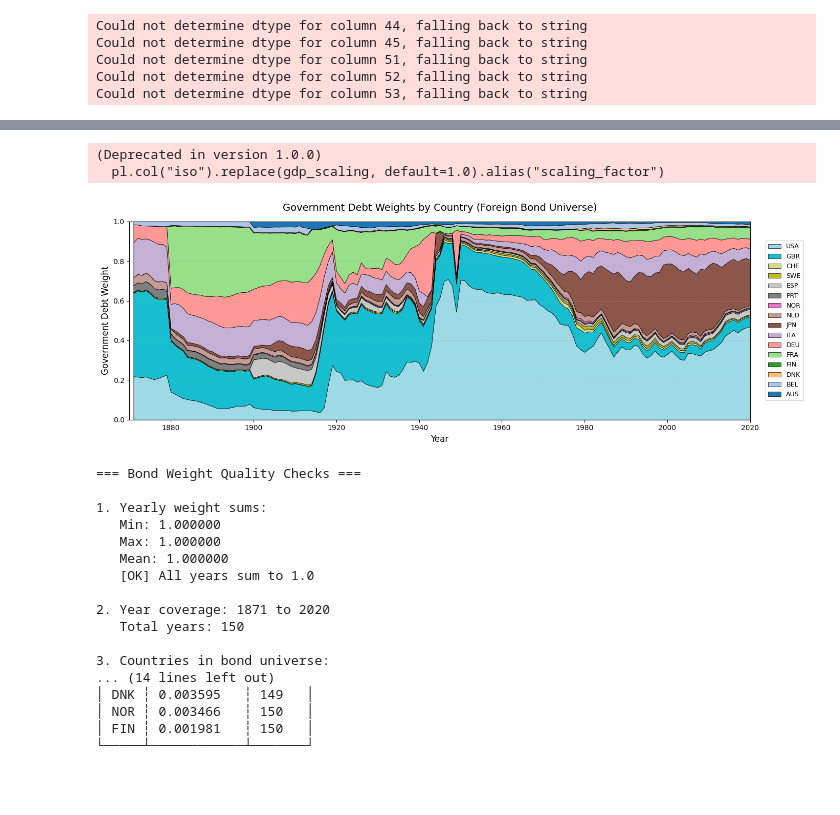
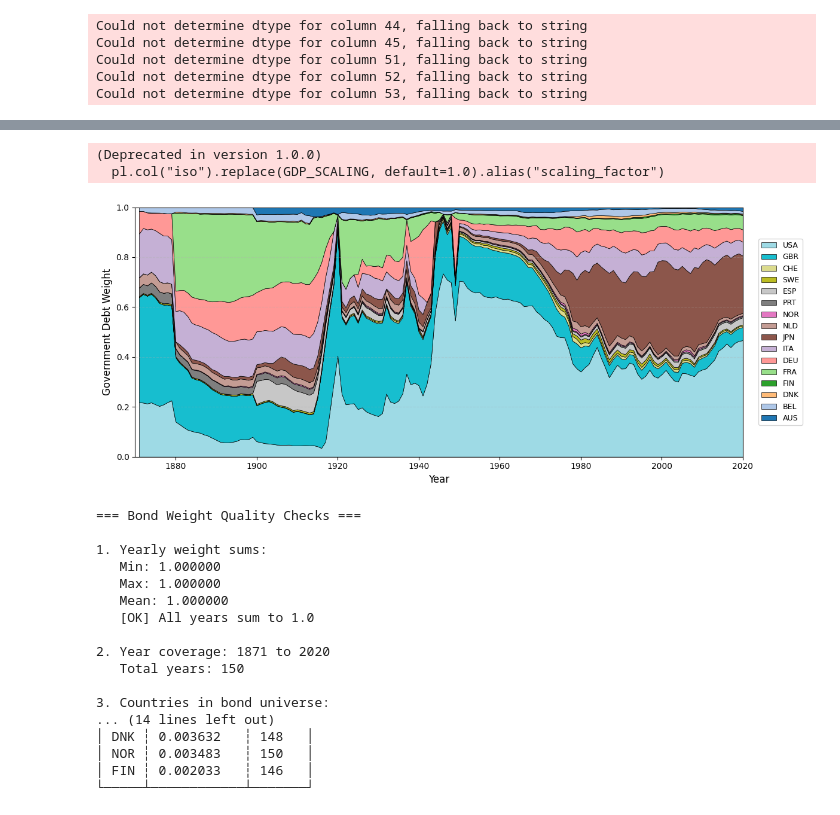
Before and after one commit to Creykish/MADS-Project, a Jupyter notebook: Code/Data/Returns/0__extract_jst_data.ipynb, the cells around one changed output, grey strips where cells are left out. Drawn from its saved outputs; the diff is of its cells as text; code cells hidden in the pictures; blank space fills up the shorter version.

```diff
--- a/Code/Data/Returns/0__extract_jst_data.ipynb
+++ b/Code/Data/Returns/0__extract_jst_data.ipynb
@@ -5,10 +72,10 @@ import numpy as np
 # %%
 # load data
-jst_data = pl.read_excel('./Source/JSTdatasetR6.xlsx')
+jst_data = pl.read_excel(INPUT_JST_DATA_PATH)
 
 # load in market cap weights
 equity_weights = pl.read_csv(
-    "../Market Caps/Final/coalesced_market_cap_weights.csv"
+    INPUT_MARKET_CAP_WEIGHTS_PATH
 ).rename({"Country": "iso", "Year": "year", "Percentage": "weight"})
 # %% [output]
 Could not determine dtype for column 44, falling back to string
@@ -55,6 +121,8 @@ jst_return_data = jst_data.select(
     returns_usd.select("year", "iso", "eq_tr_usd", "bond_tr_usd", "bill_rate_usd", "xrusd_return"),
     on=["year", "iso"],
     how="left"
+).sort("iso","year").with_columns(
+    pl.col("cpi").pct_change().over("iso").alias("cpi_return")
 )
 
 # write out the combined data for reference
@@ -66,8 +134,6 @@ mask_data = jst_return_data.join(
     how="left"
 )
 
-max_mkt_cap = 0.2
-
 # can be "domestic" if: has eq_tr, bond_tr, cpi, and bill_rate AND xrusd is not null
 domestic_mask = jst_return_data.join(
     equity_weights.rename({"weight": "equity_weight"}),
@@ -77,9 +143,9 @@ domestic_mask = jst_return_data.join(
     pl.col("eq_tr").is_not_null() &
     pl.col("bond_tr").is_not_null() &
     pl.col("bill_rate").is_not_null() &
-    pl.col("cpi").is_not_null() &
+    pl.col("cpi_return").is_not_null() &
     pl.col("xrusd_return").is_not_null() &
-    (pl.col("equity_weight") <= max_mkt_cap)
+    (pl.col("equity_weight") <= MAX_MARKET_CAP_THRESHOLD)
 ).select(
     "year", "iso"
 ).sort("iso", "year")
@@ -87,7 +153,8 @@ domestic_mask = jst_return_data.join(
 # can be considered "foreign equity" if: has eq_tr and xrusd is not null
 foreign_equity_mask = jst_return_data.filter(
     pl.col("eq_tr").is_not_null() &
-    pl.col("xrusd_return").is_not_null()
+    pl.col("xrusd_return").is_not_null() &
+    (pl.col("xrusd_return") < MAX_DEFLATION_THRESHOLD) # Exclude deflationary crisis
 ).select(
     "year", "iso"
 ).sort("iso", "year")
@@ -95,7 +162,8 @@ foreign_equity_mask = jst_return_data.filter(
 # can be considered "foreign bond" if: has bond_tr and xrusd is not null
 foreign_bond_mask = jst_return_data.filter(
     pl.col("bond_tr").is_not_null() &
-    pl.col("xrusd_return").is_not_null()
+    pl.col("xrusd_return").is_not_null() &
+    (pl.col("xrusd_return") < MAX_DEFLATION_THRESHOLD) # Exclude deflationary crisis
 ).select(
     "year", "iso"
 ).sort("iso", "year")
@@ -289,27 +363,4 @@ bonds_universe.write_csv("./Processed/bonds_universe.csv")
 # %%
-gdp_scaling = {
-    "AUS": 1e6,
-    "BEL": 1e6,
-    "CAN": 1e9,
-    "DNK": 1e9,
-    "FIN": 1e6,
-    "FRA": 1e9,
-    "DEU": 1e9,
-    "IRL": 1e6,
-    "ITA": 1e9,
-    "JPN": 1e12,
-    "NLD": 1e6,
-    "NOR": 1e6,
-    "PRT": 1e6,
-    "ESP": 1e6,
-    "SWE": 1e6,
-    "CHE": 1e6,
-    "GBR": 1e9,
-    "USA": 1e9,
-}
-
-
-
 gov_debt = (jst_data
     .select(
         pl.col("year"),
@@ -319,7 +370,7 @@ gov_debt = (jst_data
         pl.col("xrusd")
     )
     .with_columns(
-        pl.col("iso").replace(gdp_scaling, default=1.0).alias("scaling_factor")
+        pl.col("iso").replace(GDP_SCALING, default=1.0).alias("scaling_factor")
     )
     .with_columns(
         ((pl.col("gdp") * pl.col("scaling_factor") * pl.col("debtgdp")) / pl.col("xrusd")).alias("debt")
@@ -341,10 +392,10 @@ bond_shares = bond_debt.with_columns(
 )
 # %% [output]
 (Deprecated in version 1.0.0)
-  pl.col("iso").replace(gdp_scaling, default=1.0).alias("scaling_factor")
+  pl.col("iso").replace(GDP_SCALING, default=1.0).alias("scaling_factor")
 # %%
 # Visualize Government Debt Weights Over Time
-fig, ax = plt.subplots(figsize=(14, 5))
+fig, ax = plt.subplots(figsize=FIGSIZE_DEBT_WEIGHTS)
 
 # Pivot to wide format for stacked area plot
 pivoted = (
@@ -357,8 +408,8 @@ pivoted = (
 # Get all countries present in the data
 countries_in_data = [col for col in pivoted.columns if col != "year"]
 
-# sort like the JST_countries list, with any missing countries at the end
-countries_in_data = sorted(countries_in_data, key=lambda x: -JST_countries.index(x) if x in JST_countries else len(JST_countries))
+# sort like the JST_COUNTRIES list, with any missing countries at the end
+countries_in_data = sorted(countries_in_data, key=lambda x: -JST_COUNTRIES.index(x) if x in JST_COUNTRIES else len(JST_COUNTRIES))
 
 # Map countries to their colors
 colors = [country_colors[country] for country in countries_in_data]
@@ -370,49 +421,50 @@ ax.stackplot(
     labels=countries_in_data,
     colors=colors,
     edgecolor='black',
-    linewidth=0.5
+    linewidth=STACKPLOT_LINE_WIDTH
 )
 
-ax.legend(loc="center left", bbox_to_anchor=(1.02, 0.5), fontsize=9, ncol=1)
-ax.set_xlabel("Year", fontsize=12)
-ax.set_ylabel("Government Debt Weight", fontsize=12)
-ax.set_title("Government Debt Weights by Country (Foreign Bond Universe)", fontsize=14, pad=15)
-ax.grid(True, alpha=0.3, axis='y', linestyle='--')
+ax.legend(loc="center left", bbox_to_anchor=(1.02, 0.5), fontsize=FONTSIZE_LEGEND, ncol=1)
+ax.set_xlabel("Year", fontsize=FONTSIZE_LABEL)
+ax.set_ylabel("Government Debt Weight", fontsize=FONTSIZE_LABEL)
+# ax.set_title("Government Debt Weights by Country (Foreign Bond Universe)", fontsize=FONTSIZE_TITLE_LARGE, pad=TITLE_PAD)
+ax.grid(True, alpha=GRID_ALPHA, axis='y', linestyle='--')
 ax.set_ylim(0, 1)
-ax.set_xlim(1870, 2020)
+ax.set_xlim(PLOT_YEAR_MIN, PLOT_YEAR_MAX)
 
 plt.tight_layout()
+plt.savefig(BONDS_WEIGHTS_OUTPUT_PATH, dpi=300, bbox_inches='tight')
 plt.show()
 
 # Quality checks
 print("\n=== Bond Weight Quality Checks ===\n")
 
 yearly_sums = bond_shares.group_by("year").agg(pl.col("debt_share").sum().alias("total"))
 print(f"1. Yearly weight sums:")
 print(f"   Min: {yearly_sums['total'].min():.6f}")
 print(f"   Max: {yearly_sums['total'].max():.6f}")
 print(f"   Mean: {yearly_sums['total'].mean():.6f}")
 
-problematic_years = yearly_sums.filter((pl.col("total") < 0.999) | (pl.col("total") > 1.001))
+problematic_years = yearly_sums.filter((pl.col("total") < WEIGHT_SUM_TOLERANCE_MIN) | (pl.col("total") > WEIGHT_SUM_TOLERANCE_MAX))
 if len(problematic_years) > 0:
-    print(f"   WARNING: {len(problematic_years)} years with totals outside [0.999, 1.001]")
+    print(f"   WARNING: {len(problematic_years)} years with totals outside [{WEIGHT_SUM_TOLERANCE_MIN}, {WEIGHT_SUM_TOLERANCE_MAX}]")
 else:
     print("   [OK] All years sum to 1.0")
 
 print(f"\n2. Year coverage: {bond_shares['year'].min()} to {bond_shares['year'].max()}")
 print(f"   Total years: {bond_shares['year'].n_unique()}")
 
 print(f"\n3. Countries in bond universe:")
 country_stats = bond_shares.group_by("iso").agg([
     pl.col("debt_share").mean().alias("avg_weight"),
     pl.col("year").count().alias("years")
 ]).sort("avg_weight", descending=True)
 print(country_stats)
 
 # write out the final bond shares data
-bond_shares.filter(pl.col("debt_share").is_not_null()).write_csv("./Processed/bond_weights.csv")
+bond_shares.filter(pl.col("debt_share").is_not_null()).write_csv(OUTPUT_BOND_WEIGHTS_PATH)
 # %% [output]
-[figure, old version]
+[figure, new version]
 === Bond Weight Quality Checks ===
 
 1. Yearly weight sums:
@@ -426,9 +478,9 @@ bond_shares.filter(pl.col("debt_share").is_not_null()).write_csv("./Processed/bo
 
 3. Countries in bond universe:
 ... (14 lines left out)
-│ DNK ┆ 0.003595   ┆ 149   │
-│ NOR ┆ 0.003466   ┆ 150   │
-│ FIN ┆ 0.001981   ┆ 150   │
+│ DNK ┆ 0.003632   ┆ 148   │
+│ NOR ┆ 0.003483   ┆ 150   │
+│ FIN ┆ 0.002033   ┆ 146   │
 └─────┴────────────┴───────┘
 # %%
 # calculate currency returns
```
Also changed, not shown: parts of 11 cells of this notebook, 22 other files.
